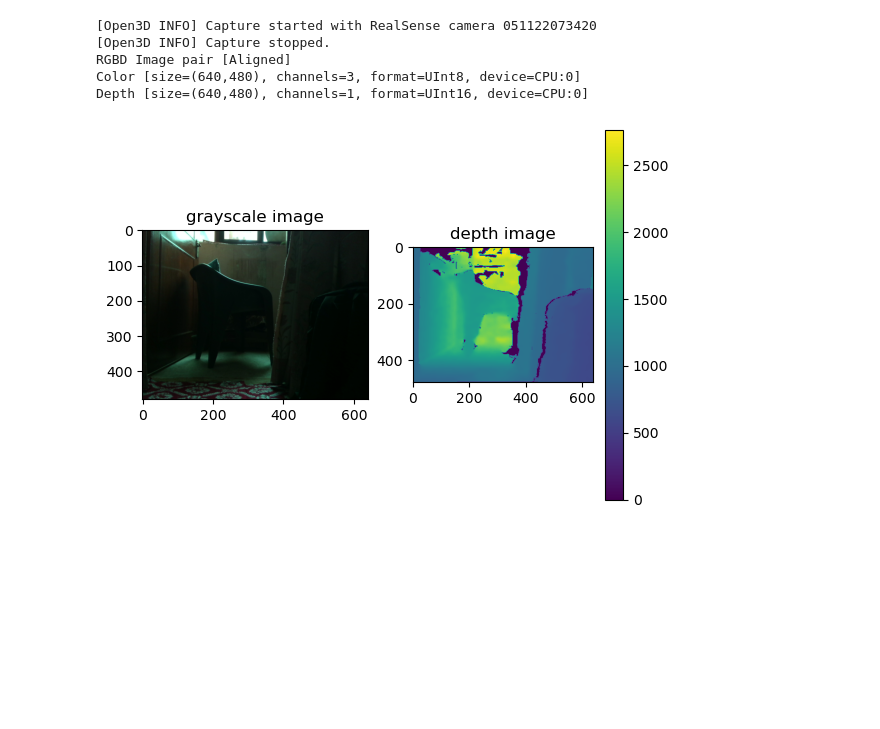
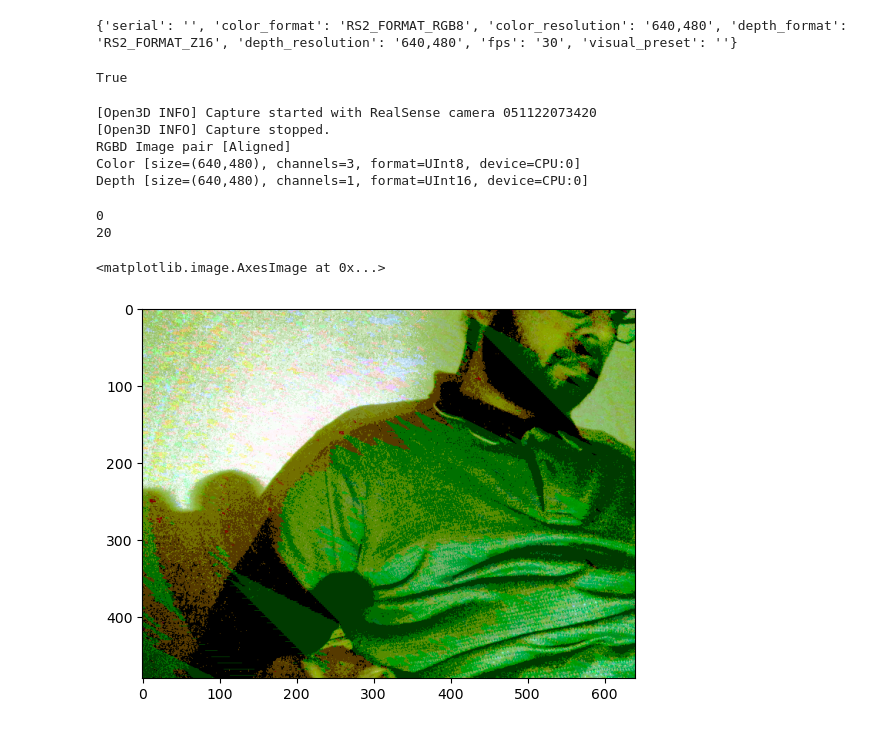
Before and after one commit to CuriousLad1000/Auto-Path-Planner, a Jupyter notebook: src/Visual_Inspection/Open3D_Realsense_Cam.ipynb, the cells around one changed output. Drawn from its saved outputs; the diff is of its cells as text; code cells hidden in the pictures; blank space fills up the shorter version.

```diff
--- a/src/Visual_Inspection/Open3D_Realsense_Cam.ipynb
+++ b/src/Visual_Inspection/Open3D_Realsense_Cam.ipynb
@@ -22,7 +25,19 @@ rs = o3d.t.io.RealSenseSensor()
+# %%
+string = '''{"serial": "", "color_format": "RS2_FORMAT_RGB8", "color_resolution": "640,480",
+             "depth_format": "RS2_FORMAT_Z16", "depth_resolution": "640,480", "fps": "30", "visual_preset": ""}'''
+dicta = json.loads(string)
+print(dicta)
+
+rs_cfg = o3d.t.io.RealSenseSensorConfig(dicta)
+rs = o3d.t.io.RealSenseSensor()
+rs.init_sensor(rs_cfg, 0)
+# %% [output]
+{'serial': '', 'color_format': 'RS2_FORMAT_RGB8', 'color_resolution': '640,480', 'depth_format': 'RS2_FORMAT_Z16', 'depth_resolution': '640,480', 'fps': '30', 'visual_preset': ''}
+True
 # %%
 rs.start_capture(True)  # true: start recording with capture
 for fid in range(1):
-    im_rgbd = rs.capture_frame(True, True)  # wait for frames and align them
+    im_rgbd = rs.capture_frame(True, False)  # wait for frames and align them
     # process im_rgbd.depth and im_rgbd.color
 rs.stop_capture()
 print(im_rgbd)
@@ -32,3 +47,23 @@ print(im_rgbd)
 RGBD Image pair [Aligned]
 Color [size=(640,480), channels=3, format=UInt8, device=CPU:0]
 Depth [size=(640,480), channels=1, format=UInt16, device=CPU:0]
+# %%
+print(np.min(np.asarray(im_rgbd.color)))
+print(np.max(np.asarray(im_rgbd.color)))
+# %% [output]
+0
+20
+# %%
+im=np.asarray(im_rgbd.color)
+#img = cv2.cvtColor(im, cv2.COLOR_BGR2RGB)
+# %%
+R, G, B = cv2.split(im)
+output1_R = cv2.equalizeHist(R)
+output1_G = cv2.equalizeHist(G)
+output1_B = cv2.equalizeHist(B)
+equ = cv2.merge((output1_R, output1_G, output1_B))
+# %%
+plt.imshow(equ)
+# %% [output]
+<matplotlib.image.AxesImage at 0x...>
+[figure, added]
@@ -41,8 +85,6 @@ plt.title('depth image')
 plt.imshow(im_rgbd.depth)
 plt.colorbar()
 plt.show()
-# %% [output]
-[figure, removed]
 # %%
 def visualize_rgbd(rgbd_image):
     print(rgbd_image)
```
Also changed, not shown: parts of 8 cells of this notebook.
